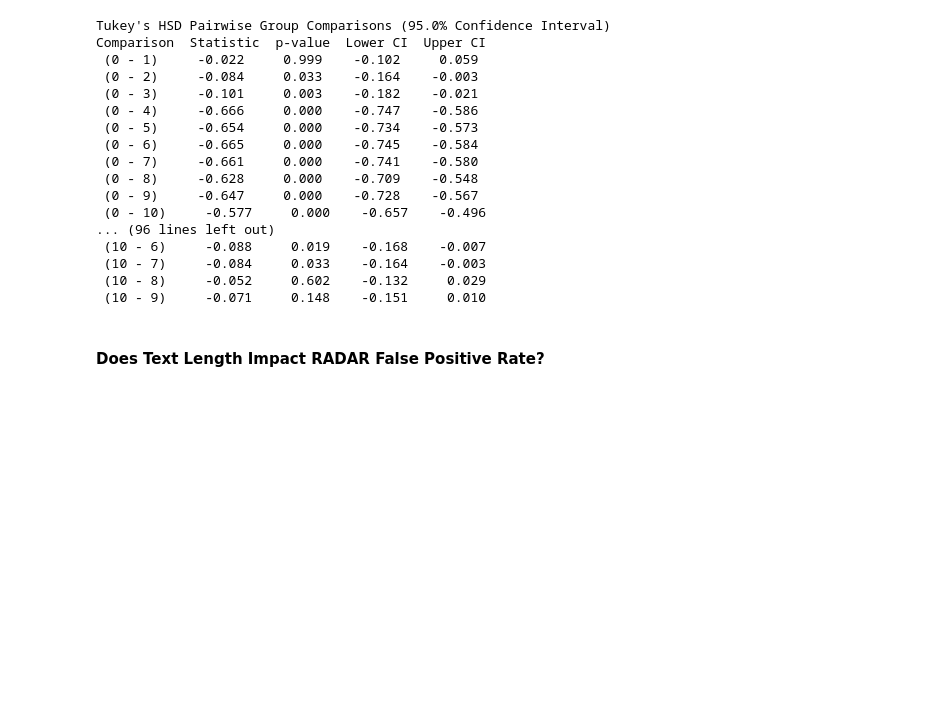
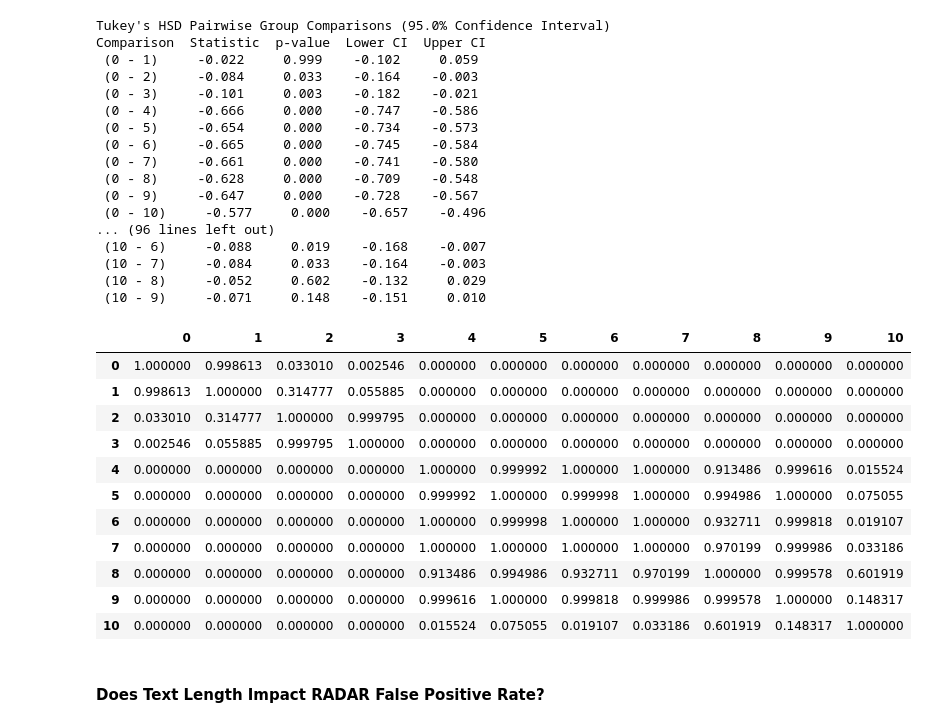
Before and after one commit to nicole-jefferies/RADAR_Eval, a Jupyter notebook: Visualisations and Statistical Tests.ipynb, the cells around one changed output. Cells and saved outputs as stored; diff of their text form; code cells hidden in the pictures; blank space fills up the shorter version.

```diff
--- a/Visualisations and Stat Tests.ipynb
+++ b/Visualisations and Statistical Tests.ipynb
@@ -140,6 +115,22 @@ Comparison  Statistic  p-value  Lower CI  Upper CI
  (10 - 7)     -0.084     0.033    -0.164    -0.003
  (10 - 8)     -0.052     0.602    -0.132     0.029
  (10 - 9)     -0.071     0.148    -0.151     0.010
+# %%
+test = pd.DataFrame(res.pvalue)
+test
+# %% [output]
+|  | 0 | 1 | 2 | 3 | 4 | 5 | 6 | 7 | 8 | 9 | 10 |
+| 0 | 1.000000 | 0.998613 | 0.033010 | 0.002546 | 0.000000 | 0.000000 | 0.000000 | 0.000000 | 0.000000 | 0.000000 | 0.000000 |
+| 1 | 0.998613 | 1.000000 | 0.314777 | 0.055885 | 0.000000 | 0.000000 | 0.000000 | 0.000000 | 0.000000 | 0.000000 | 0.000000 |
+| 2 | 0.033010 | 0.314777 | 1.000000 | 0.999795 | 0.000000 | 0.000000 | 0.000000 | 0.000000 | 0.000000 | 0.000000 | 0.000000 |
+| 3 | 0.002546 | 0.055885 | 0.999795 | 1.000000 | 0.000000 | 0.000000 | 0.000000 | 0.000000 | 0.000000 | 0.000000 | 0.000000 |
+| 4 | 0.000000 | 0.000000 | 0.000000 | 0.000000 | 1.000000 | 0.999992 | 1.000000 | 1.000000 | 0.913486 | 0.999616 | 0.015524 |
+| 5 | 0.000000 | 0.000000 | 0.000000 | 0.000000 | 0.999992 | 1.000000 | 0.999998 | 1.000000 | 0.994986 | 1.000000 | 0.075055 |
+| 6 | 0.000000 | 0.000000 | 0.000000 | 0.000000 | 1.000000 | 0.999998 | 1.000000 | 1.000000 | 0.932711 | 0.999818 | 0.019107 |
+| 7 | 0.000000 | 0.000000 | 0.000000 | 0.000000 | 1.000000 | 1.000000 | 1.000000 | 1.000000 | 0.970199 | 0.999986 | 0.033186 |
+| 8 | 0.000000 | 0.000000 | 0.000000 | 0.000000 | 0.913486 | 0.994986 | 0.932711 | 0.970199 | 1.000000 | 0.999578 | 0.601919 |
+| 9 | 0.000000 | 0.000000 | 0.000000 | 0.000000 | 0.999616 | 1.000000 | 0.999818 | 0.999986 | 0.999578 | 1.000000 | 0.148317 |
+| 10 | 0.000000 | 0.000000 | 0.000000 | 0.000000 | 0.015524 | 0.075055 | 0.019107 | 0.033186 | 0.601919 | 0.148317 | 1.000000 |
 # %% [markdown]
 #### Does Text Length Impact RADAR False Positive Rate?
 # %%
```
Also changed, not shown: parts of 7 cells of this notebook, 2 other files.
